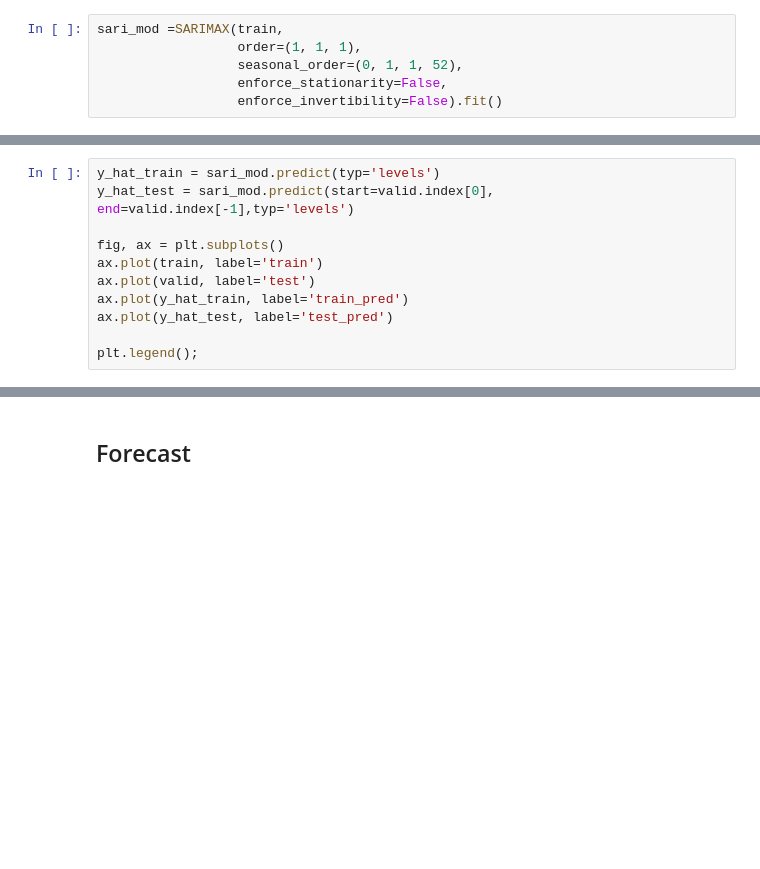
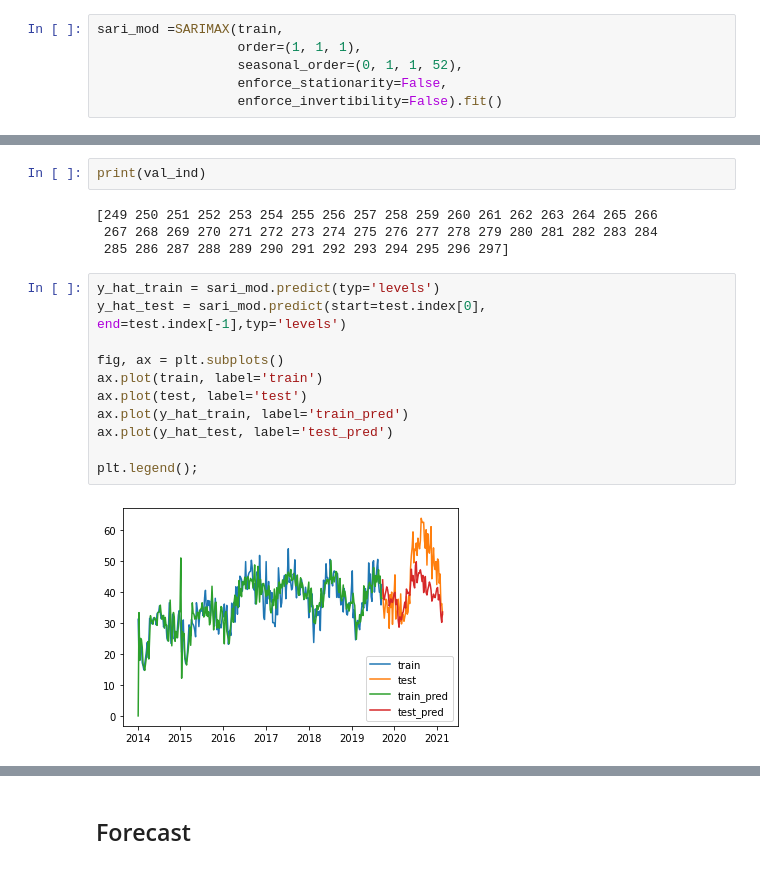
Before and after one commit to smashley-eakland/ds-time_series_modeling_walkthrough-gfc33, a Jupyter notebook: example_modeling.ipynb, the cells around one changed output, grey strips where cells are left out. Saved outputs shown, nothing was run; the diff lists cells and outputs as text; blank space fills up the shorter version.

```diff
--- a/example_modeling.ipynb
+++ b/example_modeling.ipynb
@@ -546,14 +924,22 @@ for train_ind, val_ind in split.split(train_with_ind):
+# %%
+print(val_ind)
+# %% [output]
+[249 250 251 252 253 254 255 256 257 258 259 260 261 262 263 264 265 266
+ 267 268 269 270 271 272 273 274 275 276 277 278 279 280 281 282 283 284
+ 285 286 287 288 289 290 291 292 293 294 295 296 297]
 # %%
 y_hat_train = sari_mod.predict(typ='levels')
-y_hat_test = sari_mod.predict(start=valid.index[0], end=valid.index[-1],typ='levels')
+y_hat_test = sari_mod.predict(start=test.index[0], end=test.index[-1],typ='levels')
 
 fig, ax = plt.subplots()
 ax.plot(train, label='train')
-ax.plot(valid, label='test')
+ax.plot(test, label='test')
 ax.plot(y_hat_train, label='train_pred')
 ax.plot(y_hat_test, label='test_pred')
 
 plt.legend();
+# %% [output]
+[figure, added]
 # %%
 # Let's zoom in on test
 fig, ax = plt.subplots()
```
Also changed, not shown: parts of 63 cells of this notebook.
